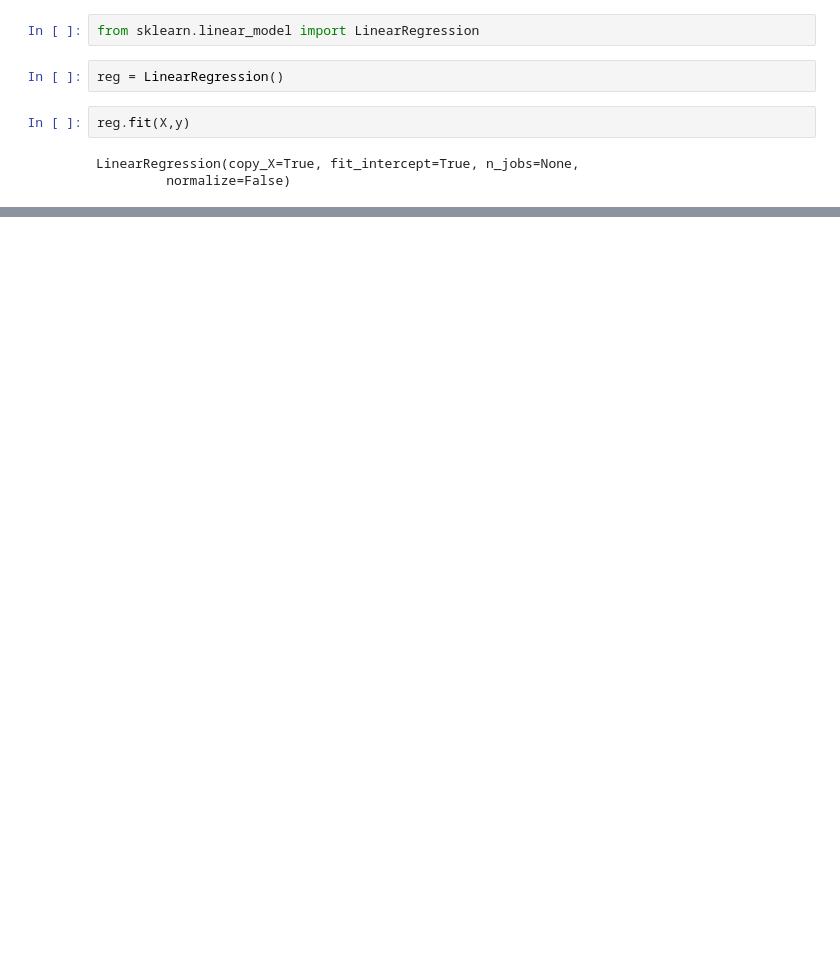
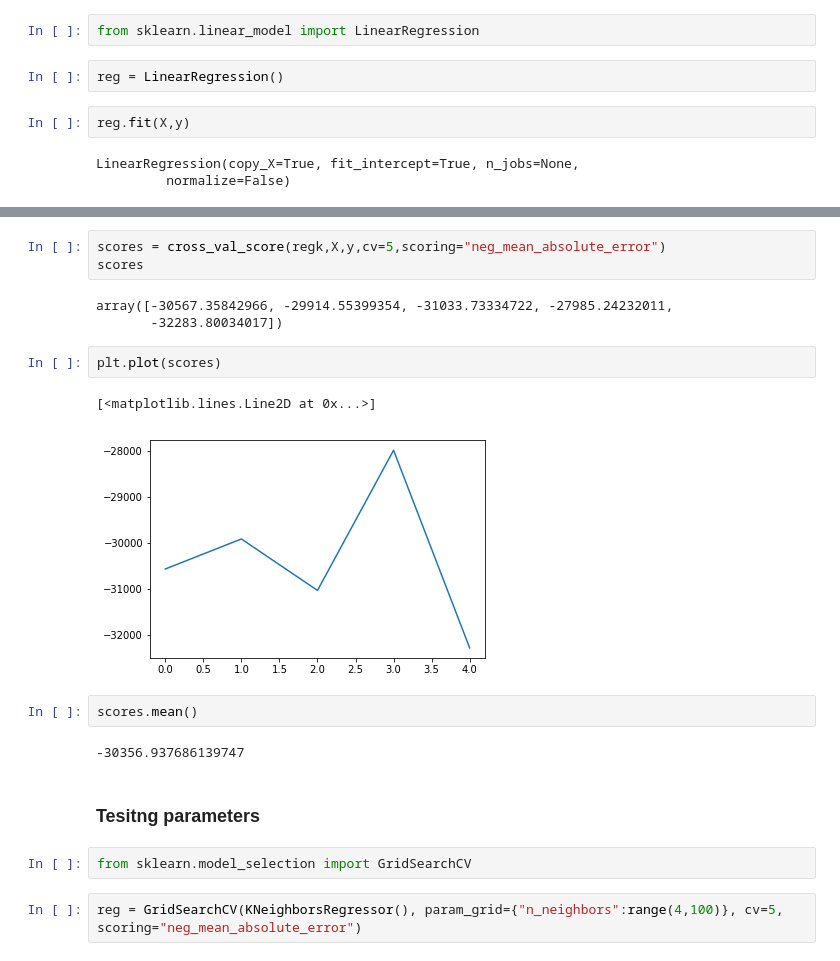
Before and after one commit to macomino/SVM-Trees, a Jupyter notebook: Regression - Advanced Housing Price-simple.ipynb, the cells around one changed output, grey strips where cells are left out. Saved outputs shown, nothing was run; the diff lists cells and outputs as text; blank space fills up the shorter version.

```diff
--- a/Regression - Advanced Housing Price-simple.ipynb
+++ b/Regression - Advanced Housing Price-simple.ipynb
@@ -43,0 +165,21 @@ reg
+# %%
+scores = cross_val_score(regk,X,y,cv=5,scoring="neg_mean_absolute_error")
+scores
+# %% [output]
+array([-30567.35842966, -29914.55399354, -31033.73334722, -27985.24232011,
+       -32283.80034017])
+# %%
+plt.plot(scores)
+# %% [output]
+[<matplotlib.lines.Line2D at 0x...>]
+[figure, added]
+# %%
+scores.mean()
+# %% [output]
+-30356.937686139747
+# %% [markdown]
+### Tesitng parameters
+# %%
+from sklearn.model_selection import GridSearchCV
+# %%
+reg = GridSearchCV(KNeighborsRegressor(), param_grid={"n_neighbors":range(4,100)}, cv=5, scoring="neg_mean_absolute_error")
```
Also changed, not shown: parts of 52 cells of this notebook.
